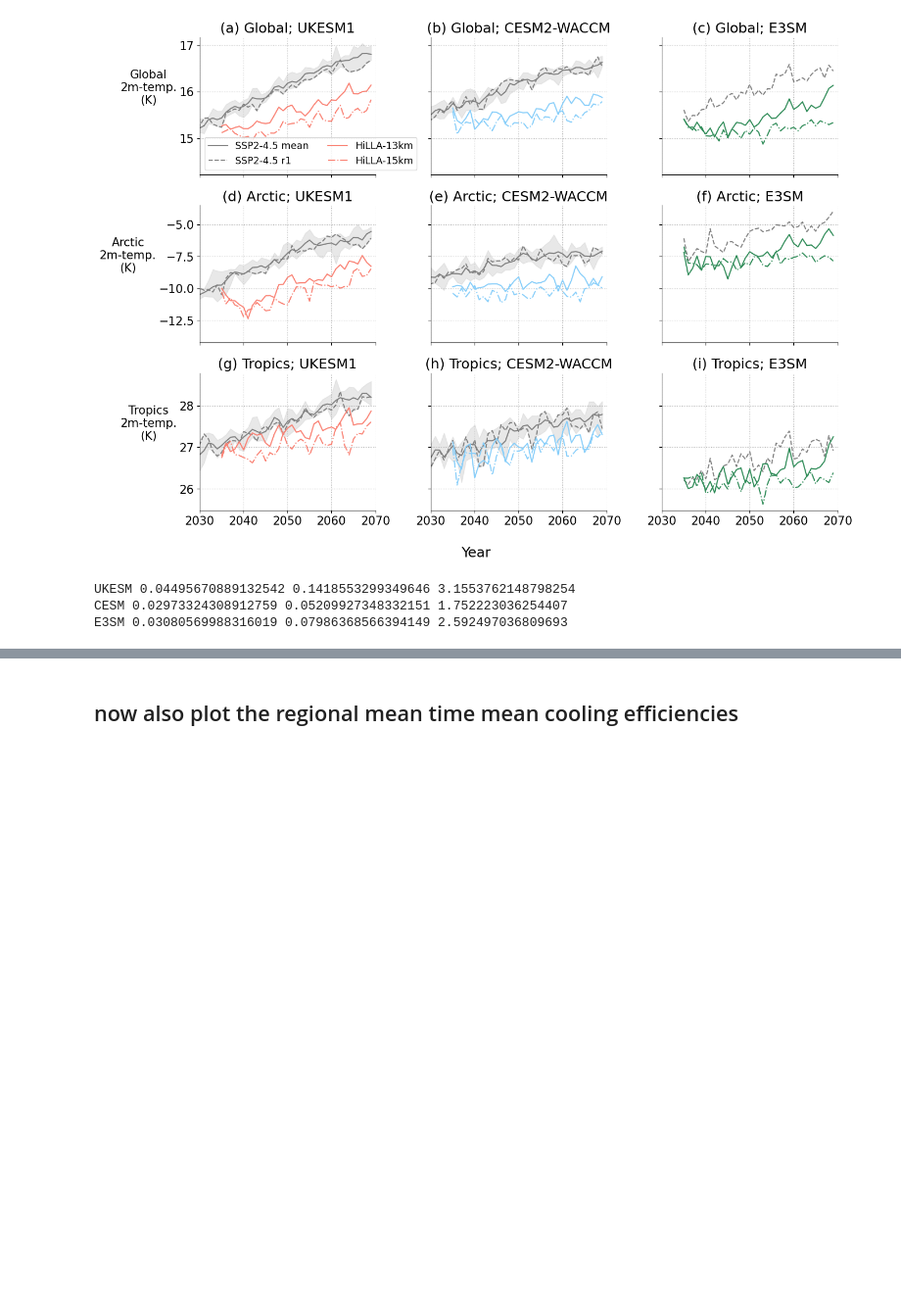
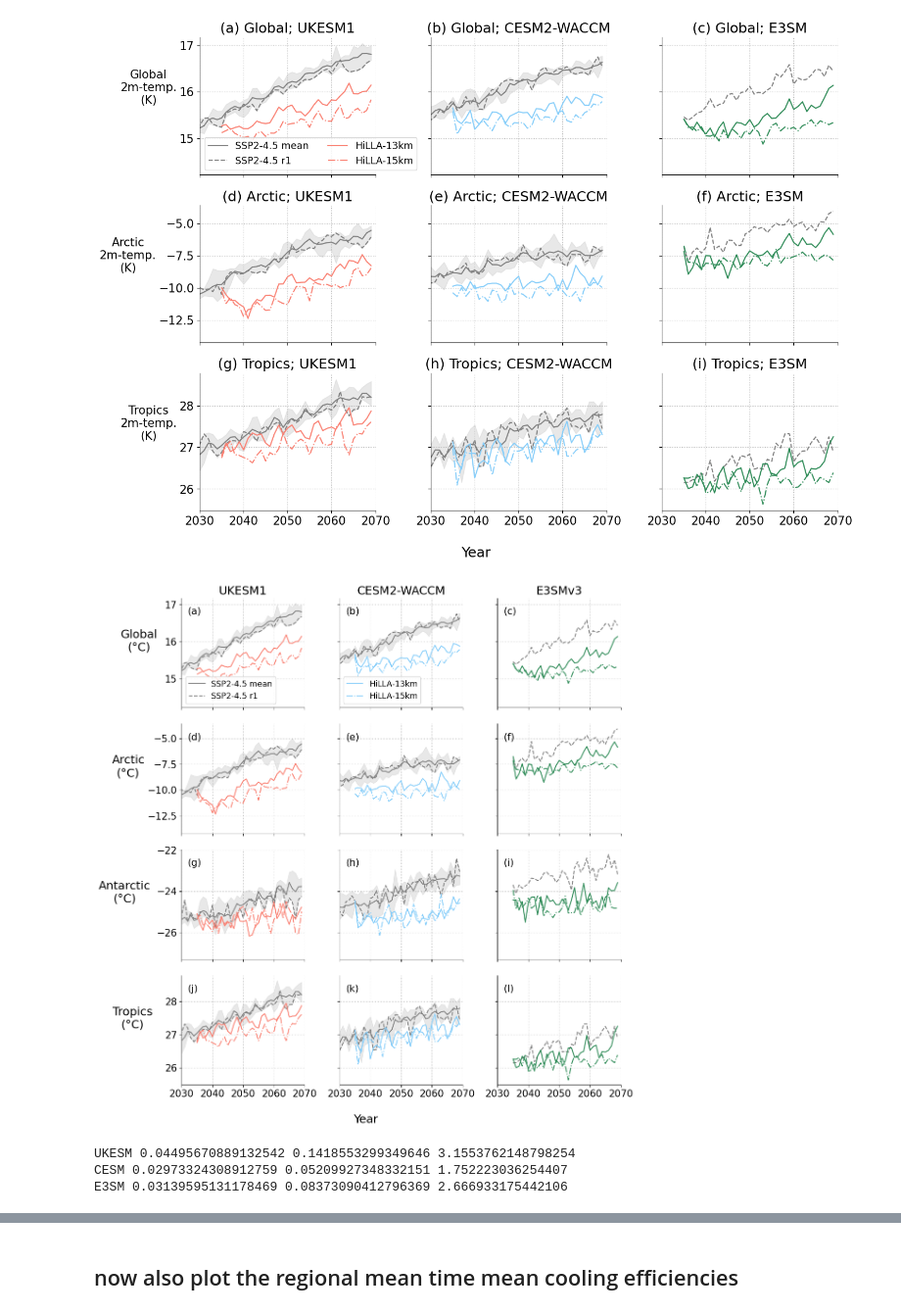
Before and after one commit to alistairduffey/HiLLA_MM, a Jupyter notebook: Prod_analysis/01a_cooling_timeseries_and_regional_efficiencies.ipynb, the cells around one changed output, grey strips where cells are left out. Shown at 98% size. Cells and saved outputs as stored; diff of their text form; code cells hidden in the pictures; blank space fills up the shorter version.

Commit message:
fixed month bounds issue in various places, also imporved various figs for final draft, still some final edits to do for oct draft

```diff
--- a/Prod_analysis/01a_cooling_timeseries_and_regional_efficiencies.ipynb
+++ b/Prod_analysis/01a_cooling_timeseries_and_regional_efficiencies.ipynb
@@ -66,7 +66,7 @@ DS_ssp245_tas_CE = weighted_annual_resample(get_ds_from_ceda(model='CESM2-WACCM'
                               scenario = 'ssp245', variable='tas', members=ens_mems_CE,
                               table='Amon', grid='gn'), var='tas').sel(time=slice('2015', '2069')).rename({'y':'latitude', 'x':'longitude'})
 
-ds_ssp245_tas_E3 =  xr.open_dataset(path_archive+'E3SM_data/regridded/Temperature/TREFHT.polar.mip.e3sm.control.nc').rename({'lat':'latitude', 'lon':'longitude', 'TREFHT':'tas'})
+ds_ssp245_tas_E3 =  set_time_to_center_of_bounds(xr.open_dataset(path_archive+'E3SM_data/regridded/Temperature/TREFHT.polar.mip.e3sm.control.nc'), 'time_bnds').rename({'lat':'latitude', 'lon':'longitude', 'TREFHT':'tas'})
 ds_ssp245_tas_E3 = weighted_annual_resample(cut_incomplete_years(ds_ssp245_tas_E3), var='tas').sel(time=slice('2015', '2069'))
 DS_ssp245_tas_E3 = xr.concat([ds_ssp245_tas_E3], dim='Ensemble_member')
 #ds_ssp245_tas_E3['Ensemble_member'] = 'r1'
@@ -220,6 +220,82 @@ plt.tight_layout()
 plt.savefig('Figures/tas_summary_with_tropics.jpg', dpi=300)
 # %% [output]
 [figure]
+# %%
+fig, axs = plt.subplots(4, 3, figsize=(12, 12), sharey='row', sharex='col')
+t_col = 'black'
+alt_linestyles = {'13km':'solid', '15km':'-.'}
+
+piCo_global_dict = {'UKESM':kelvinconv, 'CESM':kelvinconv, 'E3SM':kelvinconv} # fill in with PI values to shift from abs temps to warming
+piCo_arctic_dict = {'UKESM':kelvinconv, 'CESM':kelvinconv, 'E3SM':kelvinconv} # fill in with PI values to shift from abs temps to warming
+
+
+j=0
+for model in models:
+    i=0
+    for region in ['Global', 'Arctic', 'Antarctic', 'Tropics']:
+        ax = axs[i, j]
+
+        ts_ssp245 = SSP245_timeseries_dict[model][region].tas
+        piCo_global = piCo_global_dict[model]
+
+        if model in ['UKESM', 'CESM']:
+            ax.plot(ts_ssp245.mean('Ensemble_member').time.dt.year.values, (ts_ssp245.mean('Ensemble_member') - piCo_global), c=colours['ssp245'])#, label='SSP2-4.5 mean')
+            ax.fill_between(ts_ssp245.isel(Ensemble_member=0).time.dt.year.values,
+                            ts_ssp245.min('Ensemble_member').values - piCo_global,
+                            ts_ssp245.max('Ensemble_member').values - piCo_global,
+                            color=colours['ssp245_light'], alpha=0.5)
+        ax.plot(ts_ssp245.isel(Ensemble_member=0).time.dt.year.values, (ts_ssp245.isel(Ensemble_member=0) - piCo_global), c=colours['ssp245'], ls='--')#, label='SSP2-4.5 r1')
+        for alt in HiLLA_altitudes:
+            HiLLA = HiLLA_timeseries_dict[model][alt][region]
+            ax.plot(HiLLA.time.dt.year,(HiLLA.tas - piCo_global),
+            c=model_colors[model], ls= alt_linestyles[alt])#, label='HiLLA-{}'.format(alt))
+
+        ax.grid(ls='dotted')
+        if region == 'Global':
+            if model == 'UKESM':
+                ax.plot([], [], c=colours['ssp245'], label='SSP2-4.5 mean')
+                ax.plot([], [], c=colours['ssp245'], ls='--', label='SSP2-4.5 r1')
+                ax.legend(fontsize='small')
+            elif model == 'CESM':
+                for alt in HiLLA_altitudes:
+                    ax.plot([], [], c=model_colors[model], ls=alt_linestyles[alt], label='HiLLA-{}'.format(alt))
+                ax.legend(fontsize='small')
+        i=i+1
+    j=j+1
+
+m=0
+labs = ['(a)', '(b)', '(c)', '(d)', '(e)', '(f)', '(g)', '(h)', '(i)', '(j)', '(k)', '(l)']
+for ax in axs.flatten():
+    ax.set_xlim(2030, 2070)
+    ax.spines['top'].set_visible(False)
+    ax.spines['right'].set_visible(False)
+    ax.set_ylabel('')
+    ax.set_xlabel('')
+    ax.text(0.05, 0.92, labs[m], transform=ax.transAxes, fontsize='medium', va='top', ha='left')
+    m=m+1
+
+axs[0, 0].set_title('UKESM1', fontsize='large')
+axs[0, 1].set_title('CESM2-WACCM', fontsize='large')
+axs[0, 2].set_title('E3SMv3', fontsize='large')
+#axs[1, 0].set_title('(d) Arctic; UKESM1')
+#axs[1, 1].set_title('(e) Arctic; CESM2-WACCM')
+#axs[1, 2].set_title('(f) Arctic; E3SM')
+#axs[2, 0].set_title('(g) Tropics; UKESM1')
+#axs[2, 1].set_title('(h) Tropics; CESM2-WACCM')
+#axs[2, 2].set_title('(i) Tropics; E3SM')
+
+
+axs[0, 0].set_ylabel('Global\n(°C)', rotation=0, labelpad=40, fontsize='large')
+axs[1, 0].set_ylabel('Arctic\n(°C)', rotation=0, labelpad=30, fontsize='large')
+axs[2, 0].set_ylabel('Antarctic\n(°C)', rotation=0, labelpad=50, fontsize='large')
+axs[3, 0].set_ylabel('Tropics\n(°C)', rotation=0, labelpad=50, fontsize='large')
+
+fig.supxlabel('Year')
+
+plt.tight_layout()
+plt.savefig('Figures/tas_summary_all.jpg', dpi=300)
+# %% [output]
+[figure, added]
 # %%
 import scipy
 
@@ -235,7 +311,7 @@ for model in models:
 # %% [output]
 UKESM 0.04495670889132542 0.1418553299349646 3.1553762148798254
 CESM 0.02973324308912759 0.05209927348332151 1.752223036254407
-E3SM 0.03080569988316019 0.07986368566394149 2.592497036809693
+E3SM 0.03139595131178469 0.08373090412796369 2.666933175442106
 # %%
 ### show cooling mag evolutions:
 
```
Also changed, not shown: parts of 4 cells of this notebook, 13 other files.
